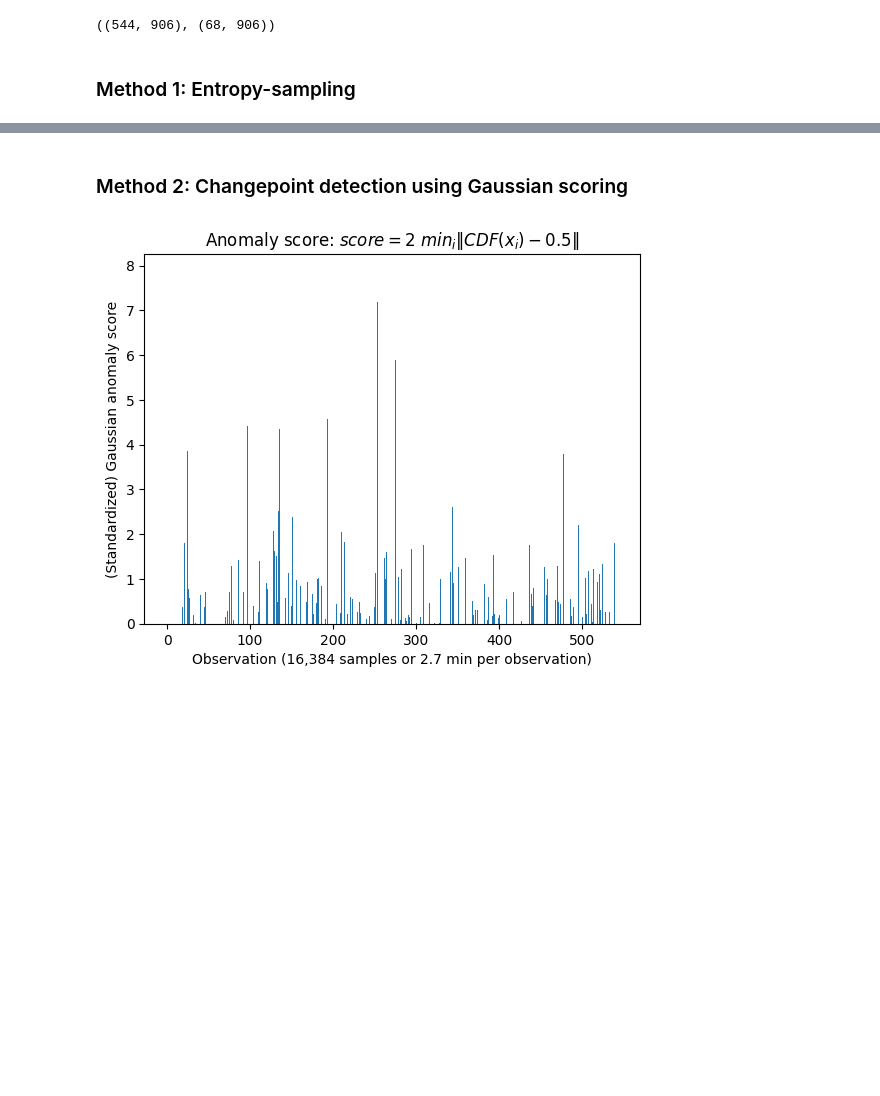
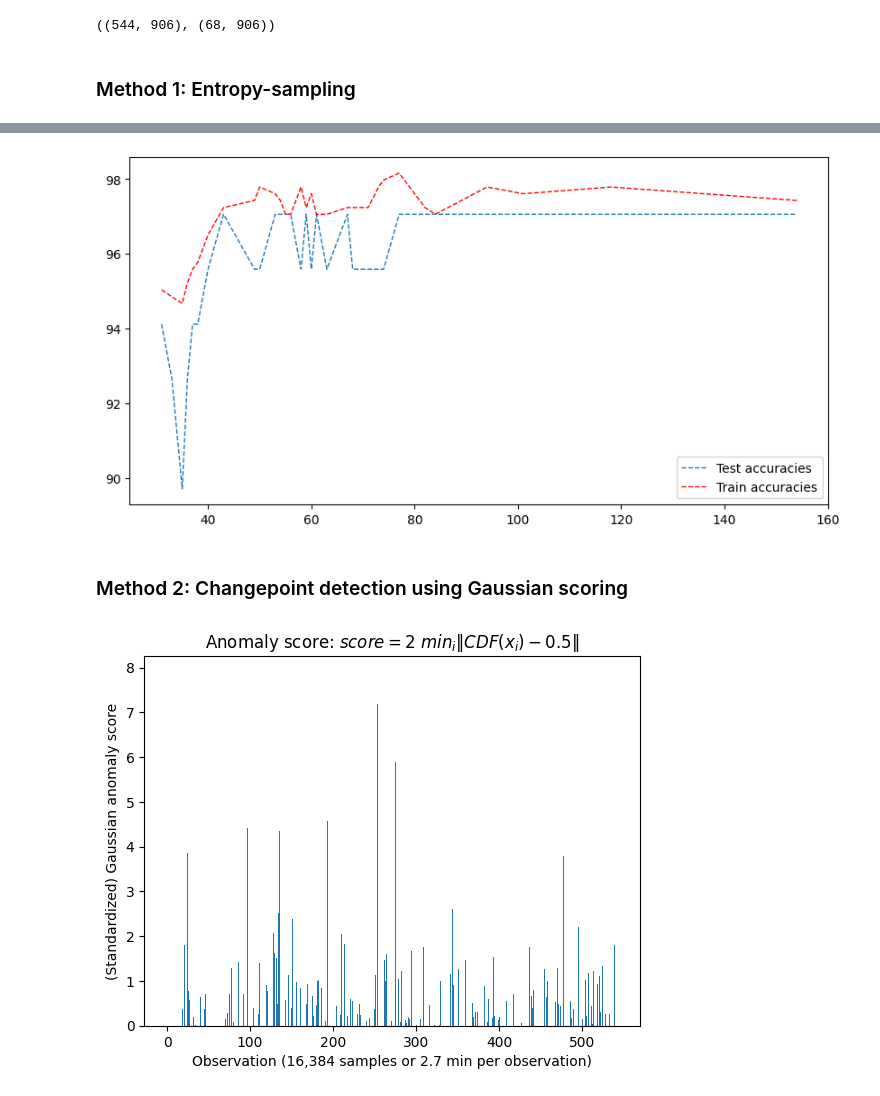
Before and after one commit to AmroAbdrabo/application-of-online-anomaly-detection-using-one-class-classification-to-z24, a Jupyter notebook: Chapter3-ActiveLearning/Streaming-AL/River/river_experiments.ipynb, the cells around one changed output, grey strips where cells are left out. Drawn from its saved outputs; the diff is of its cells as text; code cells hidden in the pictures; blank space fills up the shorter version.

```diff
--- a/Chapter3-ActiveLearning/Streaming-AL/River/river_experiments.ipynb
+++ b/Chapter3-ActiveLearning/Streaming-AL/River/river_experiments.ipynb
@@ -101,3 +170,36 @@ Accuracy: 97.06%
+# %%
+import matplotlib.pyplot as plt
+import numpy as np
+import matplotlib as mpl
+
+def moving_average_np(data, window_size=5):
+    """
+    Compute moving average using numpy.
+    """
+    weights = np.ones(window_size) / window_size
+    return np.convolve(data, weights, mode='valid')
+
+rev_test = np.array(accuracies_test)[::-1]
+rev_train = np.array(accuracies_train)[::-1]
+samples_used_rev = np.array(samples_used)[::-1]
+
+mpl.rcParams['lines.linewidth'] = 1
+mpl.rcParams['lines.linestyle'] = '--'
+plt.figure(figsize=(10, 5))
+end = 31
+
+"""
+smooth_rev_test = moving_average_np(rev_test, window_size=3)
+smooth_rev_train = moving_average_np(rev_train, window_size=3)
+adjusted_samples = samples_used_rev[0:end]  # Adjusting for window_size=5
+"""
+
+plt.plot(samples_used_rev[0:end], rev_test[0:end], label = 'Test accuracies')
+plt.plot(samples_used_rev[0:end], rev_train[0:end], color='red', label='Train accuracies')
+plt.legend()
+plt.show()
+# %% [output]
+[figure, added]
 # %% [markdown]
 ### Method 2: Changepoint detection using Gaussian scoring
 # %%
```
Also changed, not shown: parts of 10 cells of this notebook.
